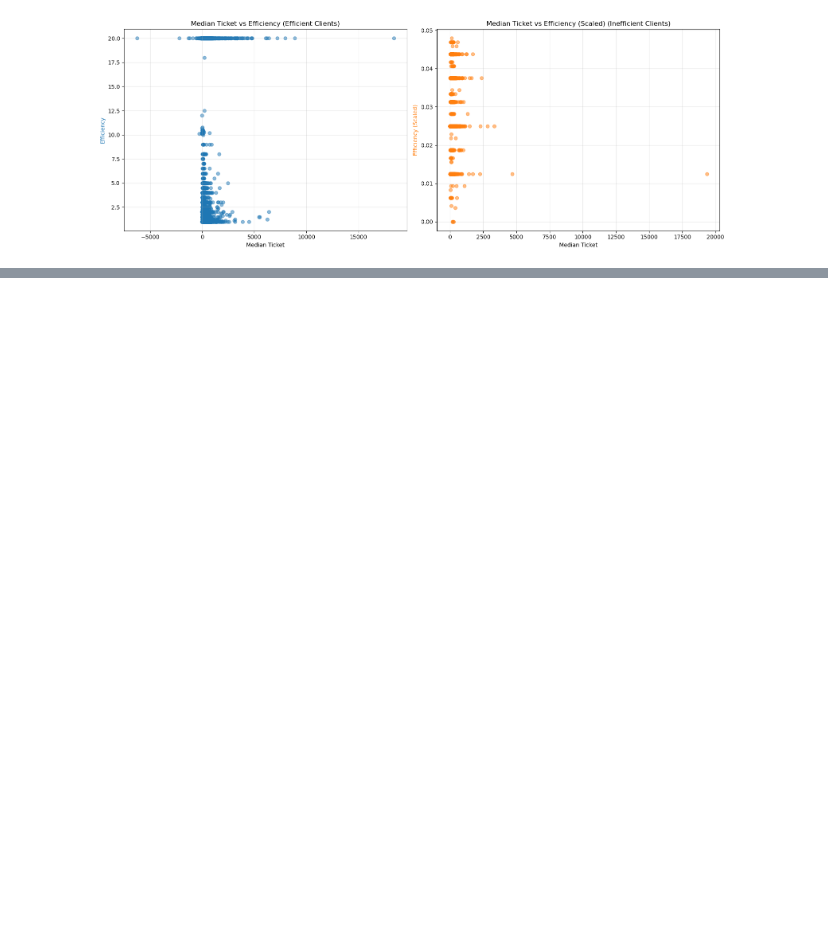
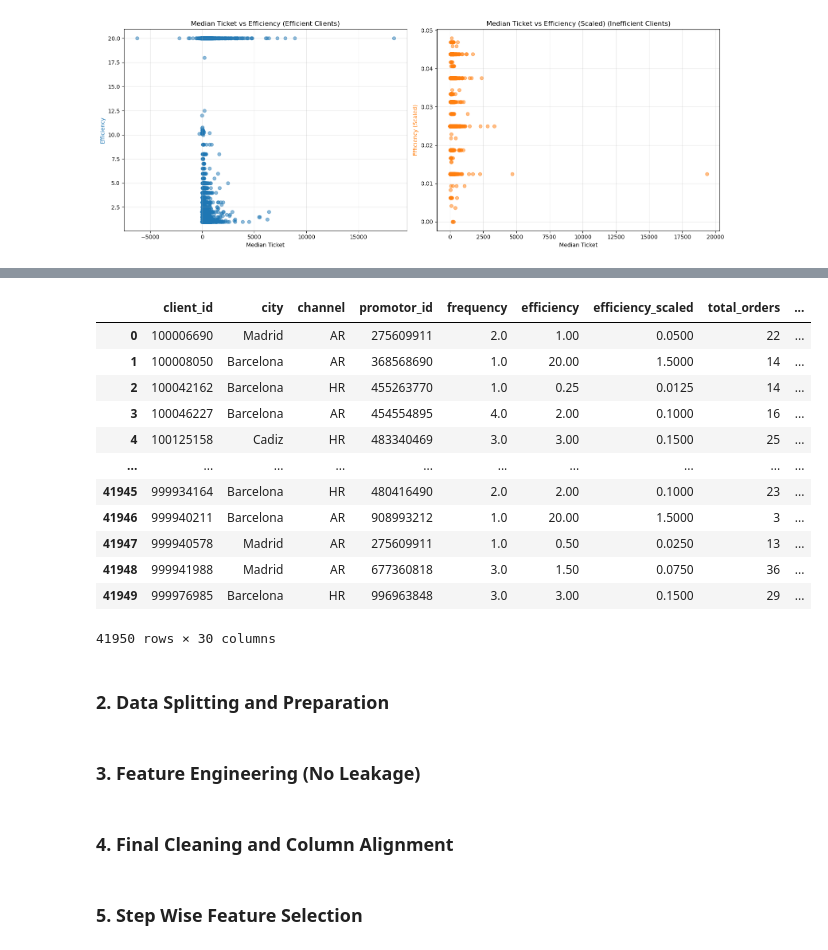
Before and after one commit to adriansotomora/capstone_project, a Jupyter notebook: scripts/model_adrian.ipynb, the cells around one changed output, grey strips where cells are left out. Drawn from its saved outputs; the diff is of its cells as text; code cells hidden in the pictures; blank space fills up the shorter version.

```diff
--- a/scripts/model_adrian.ipynb
+++ b/scripts/model_adrian.ipynb
@@ -366,0 +168,60 @@ def stepwise_selection(X, y,
+# %%
+import pandas as pd
+import numpy as np
+import statsmodels.api as sm
+from sklearn.preprocessing import MinMaxScaler
+from sklearn.model_selection import train_test_split
+import xgboost as xgb
+from sklearn.metrics import mean_squared_error, r2_score
+
+# clients.drop(columns=['efficiency', 'efficiency_scaled'], inplace=True)
+
+# clients['efficiency'] = (clients['frequency']/clients['median_promotor_visits'])
+# clients.loc[(clients['frequency'] == 0),'efficiency'] = 0
+# clients['efficiency'] = clients['efficiency'].replace([np.inf, -np.inf], np.inf)
+
+# # Step 1: Separate finite and infinite values
+# finite_mask = np.isfinite(clients['efficiency'])
+# infinite_mask = ~finite_mask
+
+# # Step 2: Scale only finite values
+# scaler = MinMaxScaler()
+# clients.loc[finite_mask, 'efficiency_scaled'] = scaler.fit_transform(clients.loc[finite_mask, ['efficiency']])
+
+# # Step 3: Assign a fixed high score to infs (e.g., 1.5, or max(finite) + margin)
+# inf_value = clients['efficiency_scaled'].max() + 0.5
+# clients.loc[infinite_mask, 'efficiency_scaled'] = inf_value
+
+# max_value = clients.loc[finite_mask, 'efficiency'].max()
+# clients.loc[infinite_mask, 'efficiency'] = max_value
+
+
+# --- 1. Initial Cleaning and Target Creation ---
+# Clean inf and NaN values to prevent errors
+clients.loc[(clients['frequency'] == 0),'efficiency'] = 0
+clients.replace([np.inf, -np.inf], np.nan, inplace=True)
+clients.fillna(0, inplace=True)
+clients['high_ticket'] = clients['median_ticket'] > 80
+
+# Create the target variable
+
+clients['optimal_visits_per_month'] = 0.0
+clients.loc[clients['efficiency'] >= 1, 'optimal_visits_per_month'] = clients.loc[clients['efficiency'] >= 1, 'median_promotor_visits']
+# %%
+clients
+# %% [output]
+|  | client_id | city | channel | promotor_id | frequency | efficiency | efficiency_scaled | total_orders | ... |
+| 0 | 100006690 | Madrid | AR | 275609911 | 2.0 | 1.00 | 0.0500 | 22 | ... |
+| 1 | 100008050 | Barcelona | AR | 368568690 | 1.0 | 20.00 | 1.5000 | 14 | ... |
+| 2 | 100042162 | Barcelona | HR | 455263770 | 1.0 | 0.25 | 0.0125 | 14 | ... |
+| 3 | 100046227 | Barcelona | AR | 454554895 | 4.0 | 2.00 | 0.1000 | 16 | ... |
+| 4 | 100125158 | Cadiz | HR | 483340469 | 3.0 | 3.00 | 0.1500 | 25 | ... |
+| ... | ... | ... | ... | ... | ... | ... | ... | ... | ... |
+| 41945 | 999934164 | Barcelona | HR | 480416490 | 2.0 | 2.00 | 0.1000 | 23 | ... |
+| 41946 | 999940211 | Barcelona | AR | 908993212 | 1.0 | 20.00 | 1.5000 | 3 | ... |
+| 41947 | 999940578 | Madrid | AR | 275609911 | 1.0 | 0.50 | 0.0250 | 13 | ... |
+| 41948 | 999941988 | Madrid | AR | 677360818 | 3.0 | 1.50 | 0.0750 | 36 | ... |
+| 41949 | 999976985 | Barcelona | HR | 996963848 | 3.0 | 3.00 | 0.1500 | 29 | ... |
+41950 rows × 30 columns
+# %% [markdown]
+### 2. Data Splitting and Preparation
@@ -366,0 +243,2 @@ def stepwise_selection(X, y,
+# %% [markdown]
+### 3. Feature Engineering (No Leakage)
@@ -366,0 +260,2 @@ def stepwise_selection(X, y,
+# %% [markdown]
+### 4. Final Cleaning and Column Alignment
@@ -366,0 +293,2 @@ def stepwise_selection(X, y,
+# %% [markdown]
+### 5. Step Wise Feature Selection
```
Also changed, not shown: parts of 37 cells of this notebook, 9 other files.
